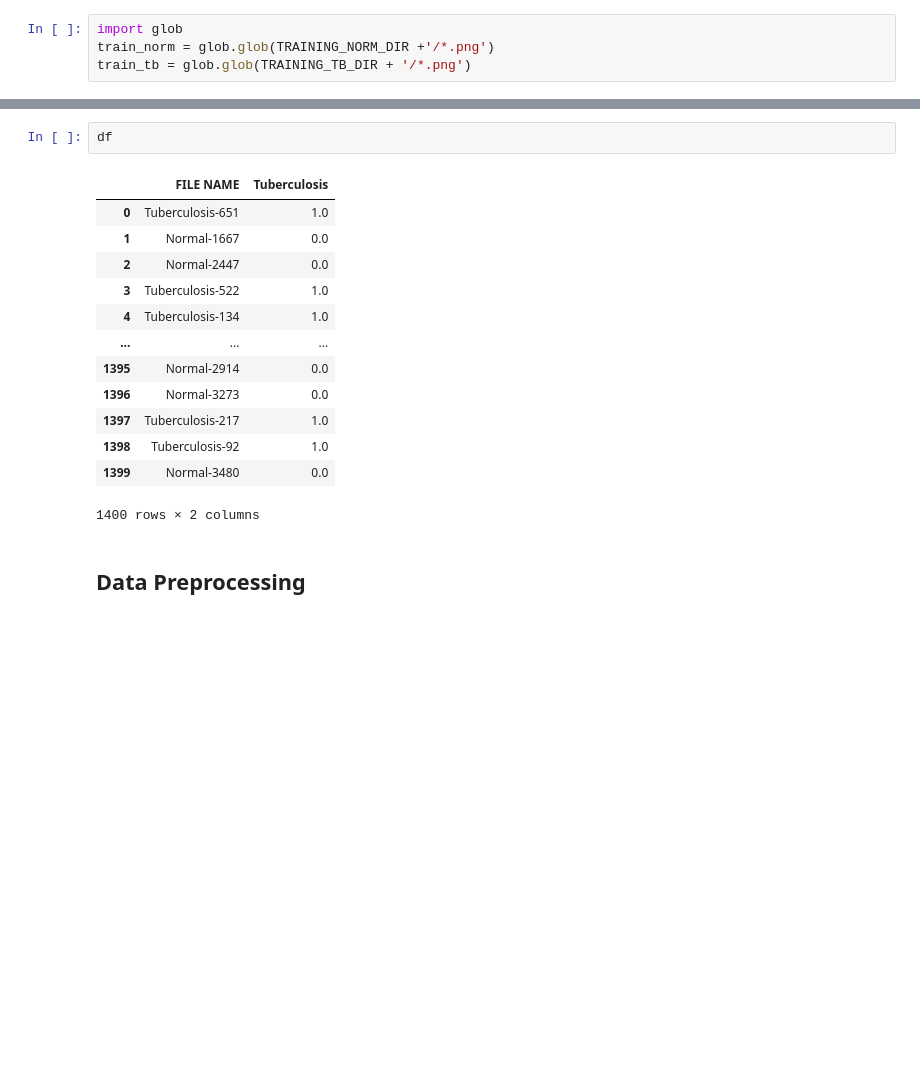
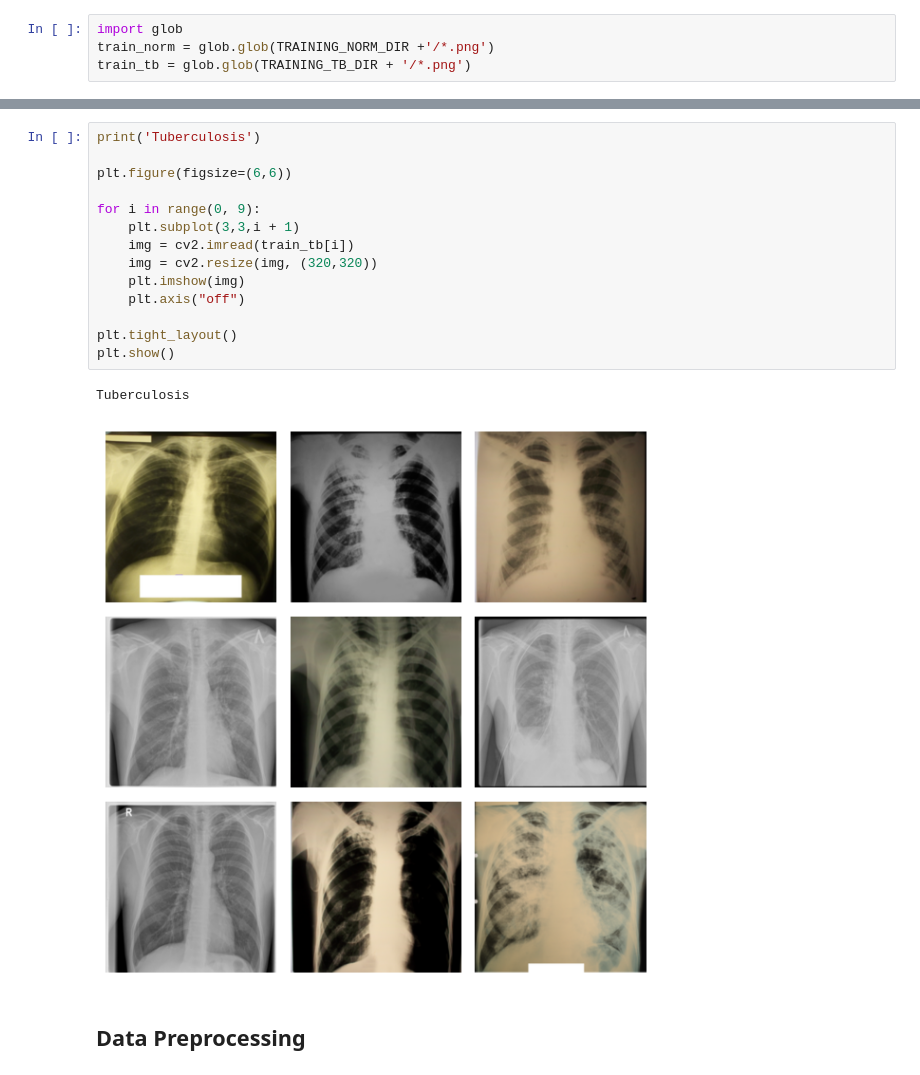
Before and after one commit to alfiannnas/tbc-detection-app, a Jupyter notebook: UnderSamplingTBC_Detection.ipynb, the cells around one changed output, grey strips where cells are left out. Saved outputs shown, nothing was run; the diff lists cells and outputs as text; blank space fills up the shorter version.

```diff
--- a/UnderSamplingTBC_Detection.ipynb
+++ b/UnderSamplingTBC_Detection.ipynb
@@ -347,19 +334,20 @@ Normal
-# %%
-df
-# %% [output]
-|  | FILE NAME | Tuberculosis |
-| 0 | Tuberculosis-651 | 1.0 |
-| 1 | Normal-1667 | 0.0 |
-| 2 | Normal-2447 | 0.0 |
-| 3 | Tuberculosis-522 | 1.0 |
-| 4 | Tuberculosis-134 | 1.0 |
-| ... | ... | ... |
-| 1395 | Normal-2914 | 0.0 |
-| 1396 | Normal-3273 | 0.0 |
-| 1397 | Tuberculosis-217 | 1.0 |
-| 1398 | Tuberculosis-92 | 1.0 |
-| 1399 | Normal-3480 | 0.0 |
-1400 rows × 2 columns
+# %%
+print('Tuberculosis')
+
+plt.figure(figsize=(6,6))
+
+for i in range(0, 9):
+    plt.subplot(3,3,i + 1)
+    img = cv2.imread(train_tb[i])
+    img = cv2.resize(img, (320,320))
+    plt.imshow(img)
+    plt.axis("off")
+
+plt.tight_layout()
+plt.show()
+# %% [output]
+Tuberculosis
+[figure, added]
 # %% [markdown]
 ## Data Preprocessing
 # %%
```
Also changed, not shown: parts of 37 cells of this notebook.
